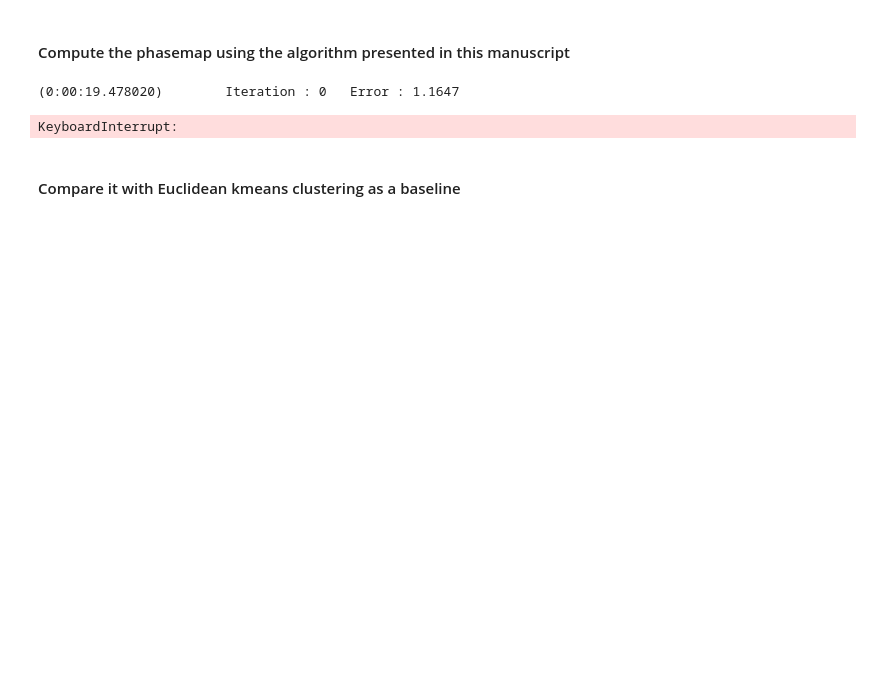
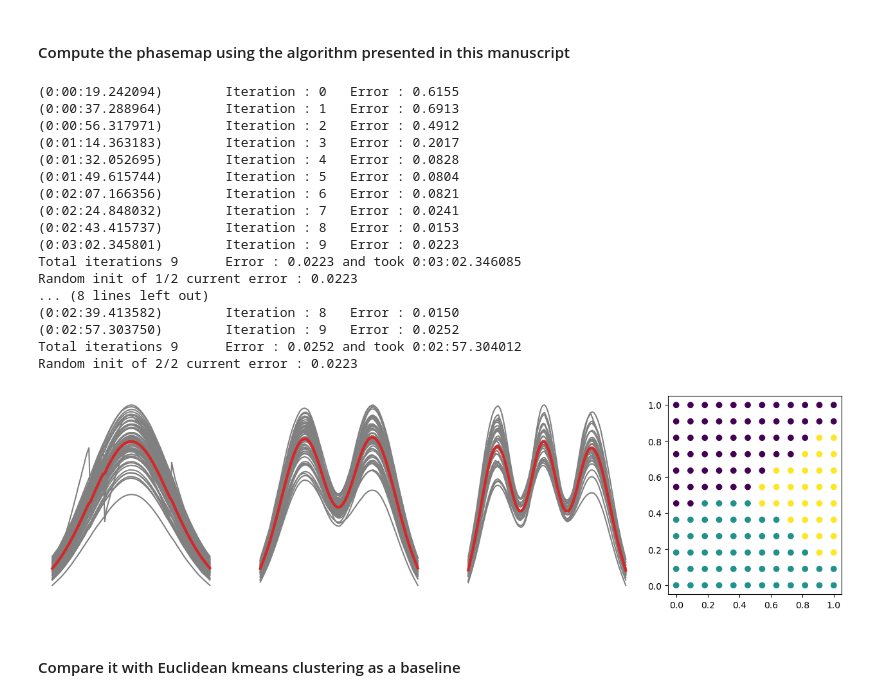
Before and after one commit to pozzo-research-group/autophasemap, a Jupyter notebook: example.ipynb, the cells around one changed output. Drawn from its saved outputs; the diff is of its cells as text; code cells hidden in the pictures; blank space fills up the shorter version.

```diff
--- a/example.ipynb
+++ b/example.ipynb
@@ -113,19 +113,35 @@ def plot(data, out):
 #### Compute the phasemap using the algorithm presented in this manuscript
 # %%
 N_CLUSTERS = 3
-MAX_ITER = 100
+MAX_ITER = 10
 VERBOSE = 3
 
 out_elastic = multi_kmeans_run(2,
                                data,
                                N_CLUSTERS,
                                max_iter=MAX_ITER,
                                verbose=VERBOSE,
                                smoothen=True)
 plot(data, out_elastic)
 # %% [output]
-(0:00:19.478020)        Iteration : 0   Error : 1.1647
+(0:00:19.242094)        Iteration : 0   Error : 0.6155
+(0:00:37.288964)        Iteration : 1   Error : 0.6913
+(0:00:56.317971)        Iteration : 2   Error : 0.4912
+(0:01:14.363183)        Iteration : 3   Error : 0.2017
+(0:01:32.052695)        Iteration : 4   Error : 0.0828
+(0:01:49.615744)        Iteration : 5   Error : 0.0804
+(0:02:07.166356)        Iteration : 6   Error : 0.0821
+(0:02:24.848032)        Iteration : 7   Error : 0.0241
+(0:02:43.415737)        Iteration : 8   Error : 0.0153
+(0:03:02.345801)        Iteration : 9   Error : 0.0223
+Total iterations 9      Error : 0.0223 and took 0:03:02.346085
+Random init of 1/2 current error : 0.0223
+... (8 lines left out)
+(0:02:39.413582)        Iteration : 8   Error : 0.0150
+(0:02:57.303750)        Iteration : 9   Error : 0.0252
+Total iterations 9      Error : 0.0252 and took 0:02:57.304012
+Random init of 2/2 current error : 0.0223
-KeyboardInterrupt:
+[figure, added]
 # %% [markdown]
 #### Compare it with Euclidean kmeans clustering as a baseline
 # %%
```
Also changed, not shown: parts of 2 cells of this notebook, 2 other files.
